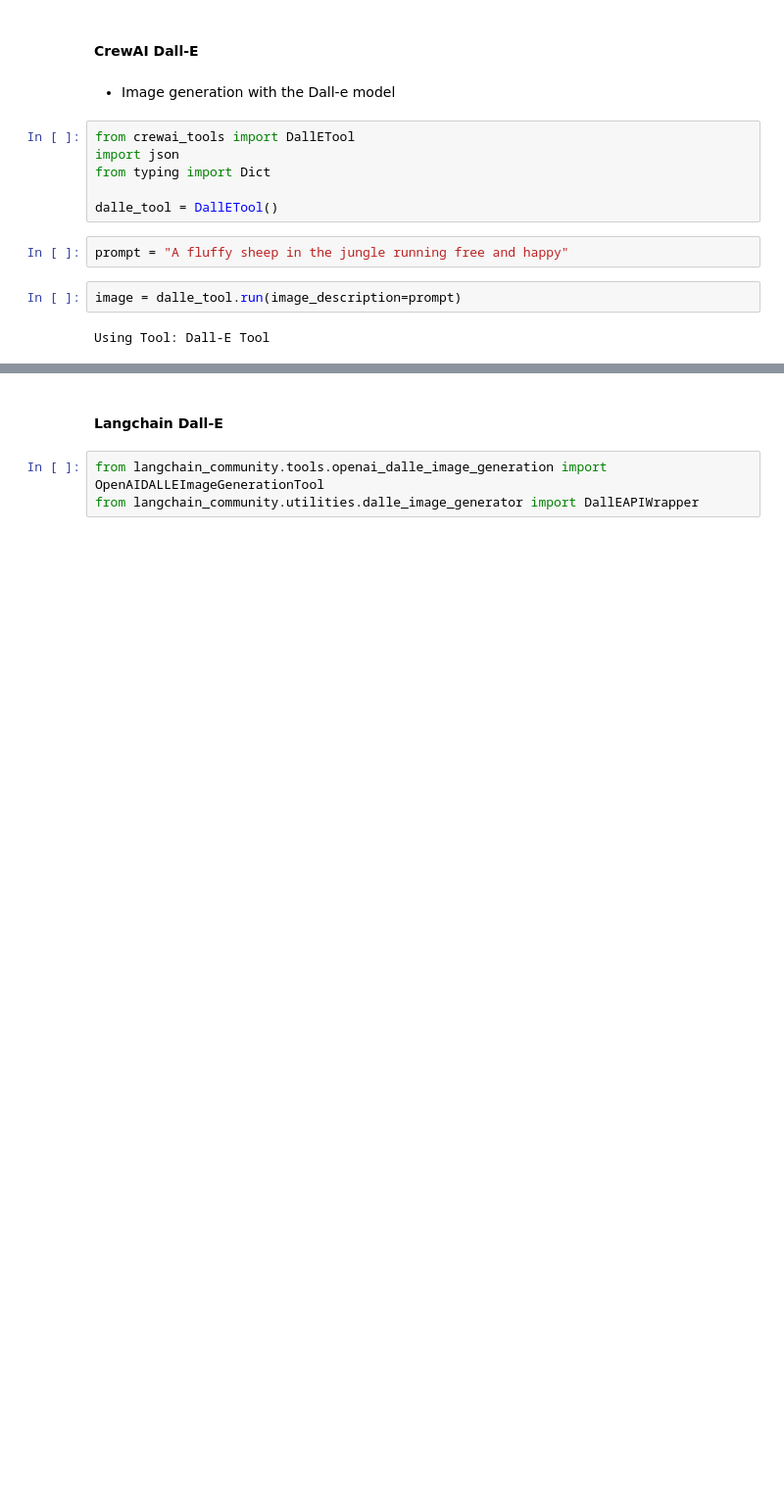
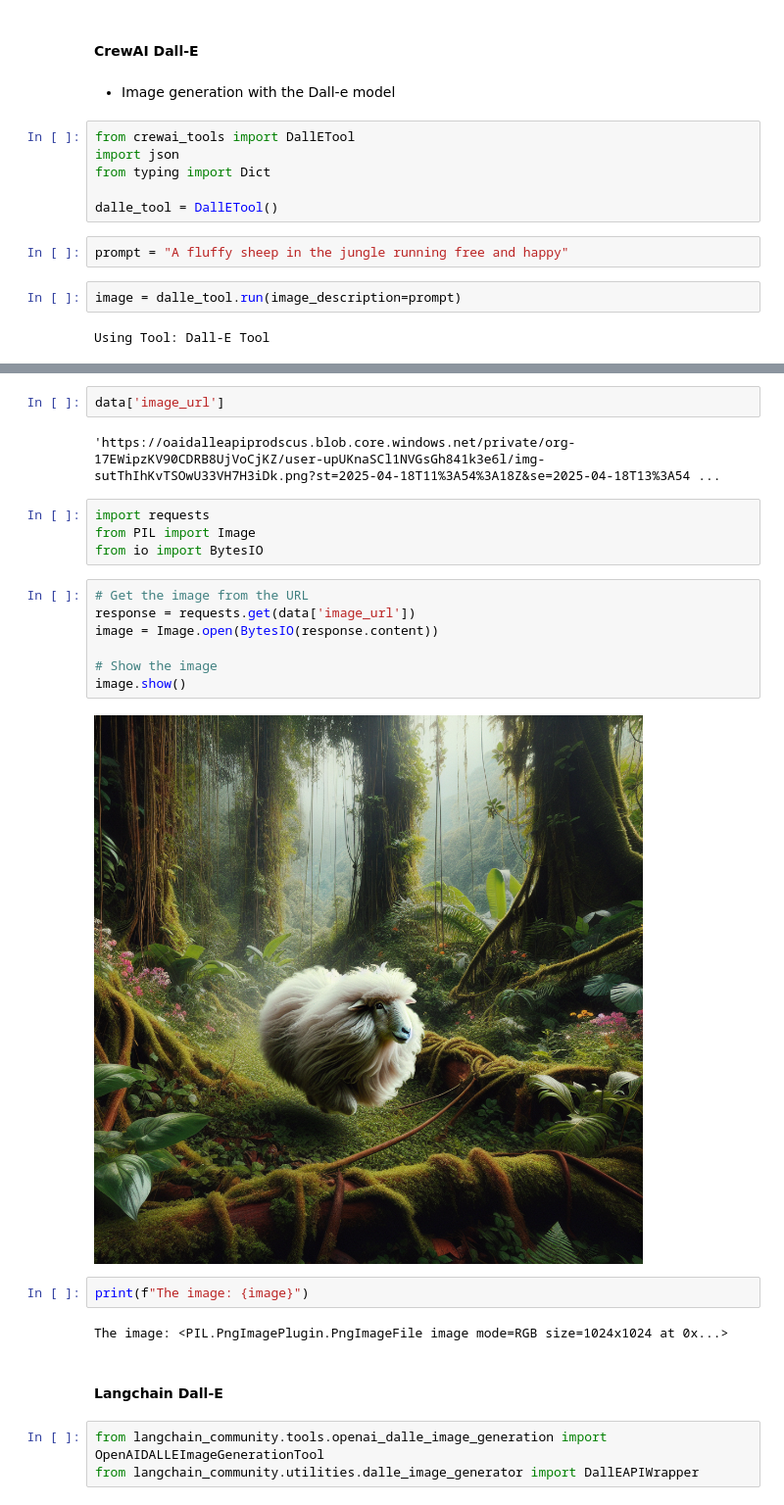
Before and after one commit to konstantinosmpouros/mAgenticX, a Jupyter notebook: notebooks/Tools.ipynb, the cells around one changed output, grey strips where cells are left out. Shown at 98% size. Saved outputs shown, nothing was run; the diff lists cells and outputs as text; blank space fills up the shorter version.

```diff
--- a/notebooks/Tools.ipynb
+++ b/notebooks/Tools.ipynb
@@ -1310,3 +1336,24 @@ def generate_image_with_dalle(description: str) -> Dict[str, str]:
+# %%
+data['image_url']
+# %% [output]
+'https://oaidalleapiprodscus.blob.core.windows.net/private/org-17EWipzKV90CDRB8UjVoCjKZ/user-upUKnaSCl1NVGsGh841k3e6l/img-sutThIhKvTSOwU33VH7H3iDk.png?st=2025-04-18T11%3A54%3A18Z&se=2025-04-18T13%3A54 ...
+# %%
+import requests
+from PIL import Image
+from io import BytesIO
+# %%
+# Get the image from the URL
+response = requests.get(data['image_url'])
+image = Image.open(BytesIO(response.content))
+
+# Show the image
+image.show()
+# %% [output]
+[figure, added]
+# %%
+print(f"The image: {image}")
+# %% [output]
+The image: <PIL.PngImagePlugin.PngImageFile image mode=RGB size=1024x1024 at 0x...>
 # %% [markdown]
 #### Langchain Dall-E
 # %%
```
Also changed, not shown: parts of 60 cells of this notebook, 19 other files.
